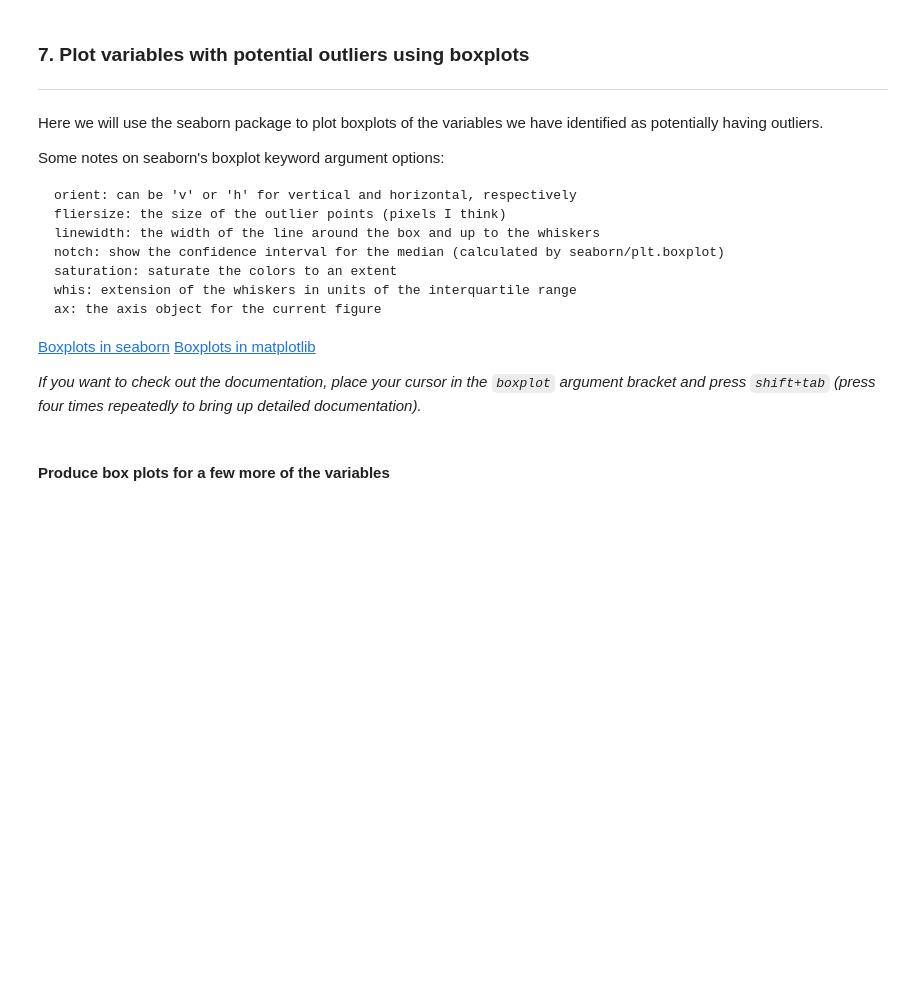
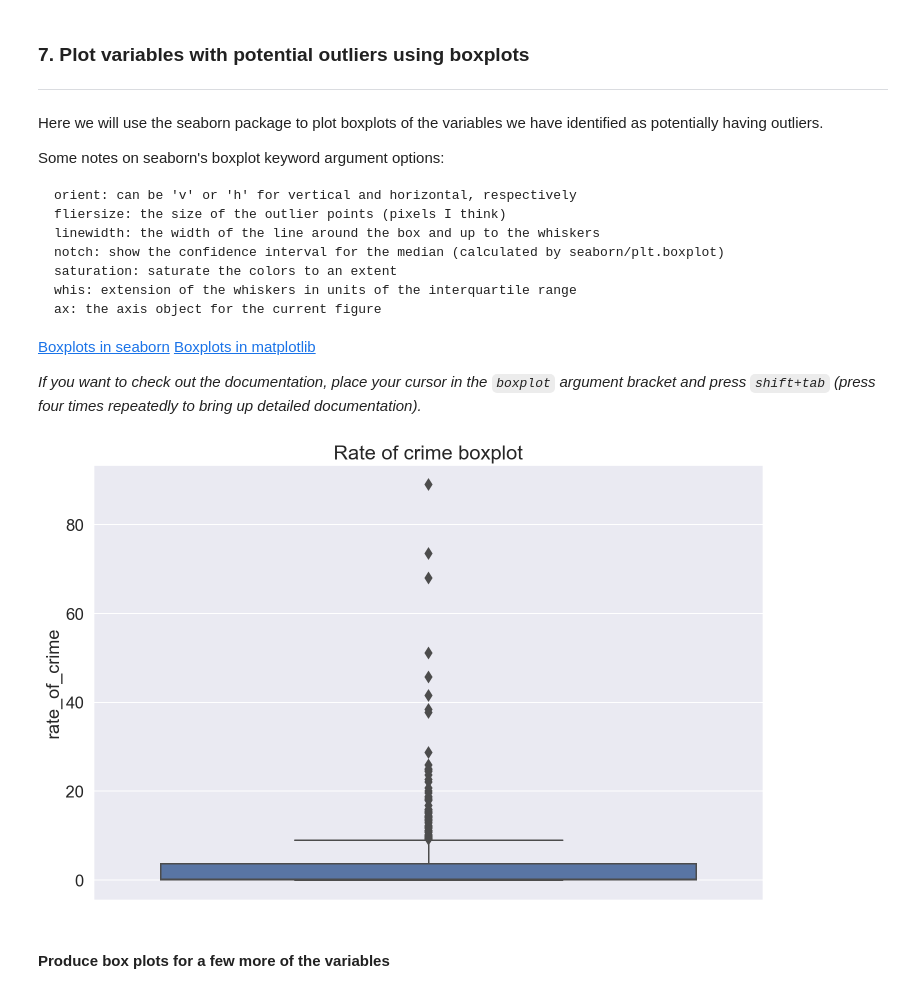
Before and after one commit to AbdullahMu/pandas-eda-walkthrough, a Jupyter notebook: basic-eda-walkthrough-starter-code.ipynb, the cells around one changed output. Drawn from its saved outputs; the diff is of its cells as text; code cells hidden in the pictures; blank space fills up the shorter version.

```diff
--- a/basic-eda-walkthrough-starter-code.ipynb
+++ b/basic-eda-walkthrough-starter-code.ipynb
@@ -272,16 +512,18 @@ _If you want to check out the documentation, place your cursor in the `boxplot`
 # %%
 # plot rate of crime
 
 #create fig
-fig = plt.figure(figsize=(6,4))
+fig = plt.figure(figsize=(12,8))
 ax = fig.gca()
 
 # plot box plot
 sns.boxplot('rate_of_crime', data=boston, orient='v', fliersize=8, linewidth=1.5, ax=ax)
 
 # set title
 ax.set_title('Rate of crime boxplot', fontsize=20)
 
 plt.show()
+# %% [output]
+[figure, added]
 # %% [markdown]
 #### Produce box plots for a few more of the variables
```
Also changed, not shown: parts of 45 cells of this notebook, 1 other file.
